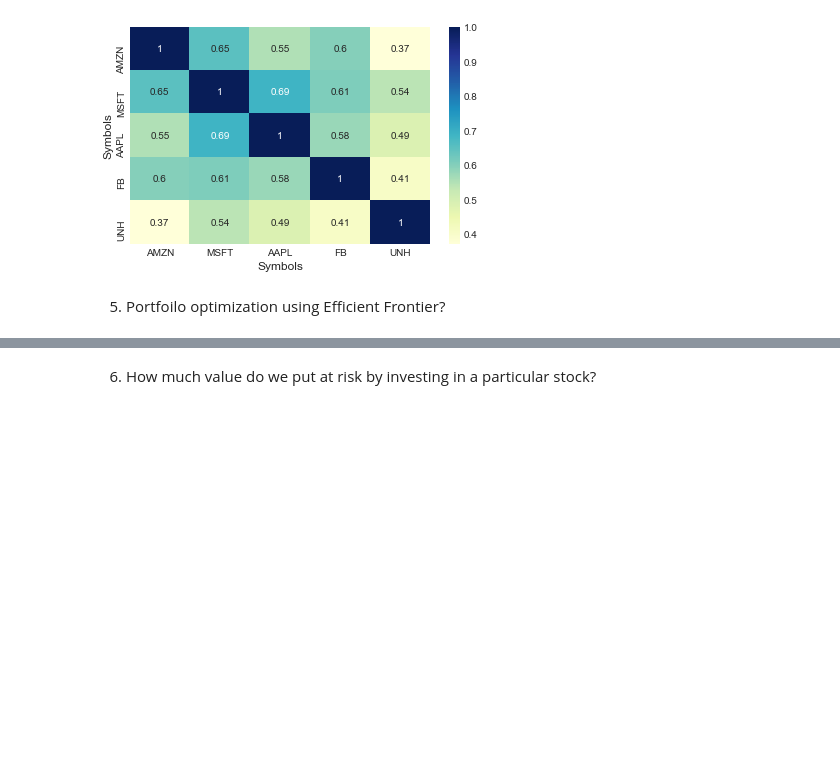
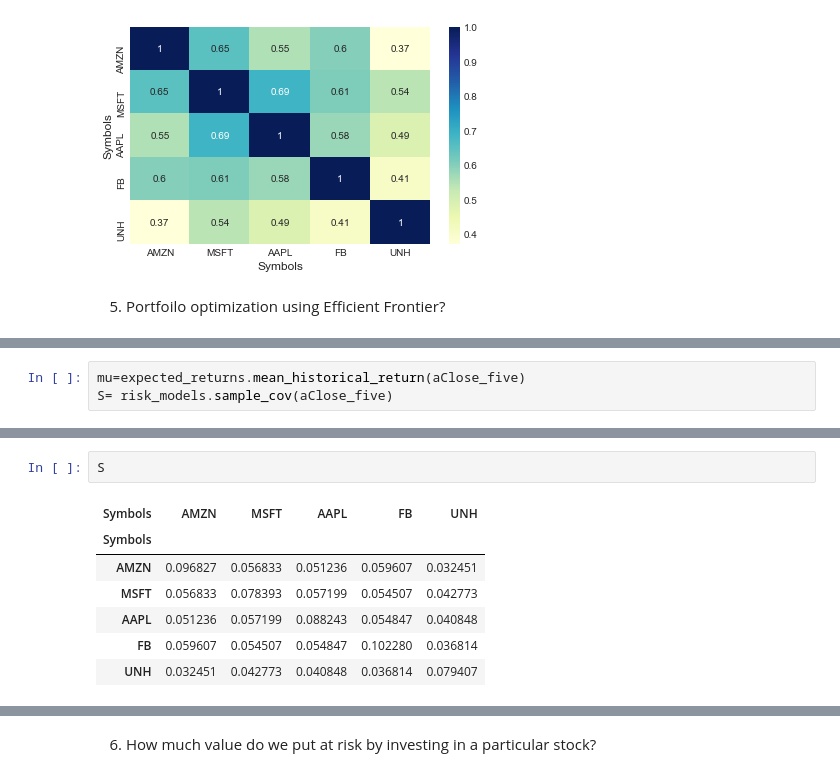
Before and after one commit to RITISHKARKIUNH/stockanalysis, a Jupyter notebook: Stock_Analysis.ipynb, the cells around one changed output, grey strips where cells are left out. Saved outputs shown, nothing was run; the diff lists cells and outputs as text; blank space fills up the shorter version.

```diff
--- a/Stock_Analysis.ipynb
+++ b/Stock_Analysis.ipynb
@@ -340,0 +385,3 @@ sns.heatmap(tech_rets.corr(), annot=True, cmap="YlGnBu")
+# %%
+mu=expected_returns.mean_historical_return(aClose_five)
+S= risk_models.sample_cov(aClose_five)
@@ -340,0 +398,10 @@ sns.heatmap(tech_rets.corr(), annot=True, cmap="YlGnBu")
+# %%
+S
+# %% [output]
+| Symbols | AMZN | MSFT | AAPL | FB | UNH |
+| Symbols |  |  |  |  |  |
+| AMZN | 0.096827 | 0.056833 | 0.051236 | 0.059607 | 0.032451 |
+| MSFT | 0.056833 | 0.078393 | 0.057199 | 0.054507 | 0.042773 |
+| AAPL | 0.051236 | 0.057199 | 0.088243 | 0.054847 | 0.040848 |
+| FB | 0.059607 | 0.054507 | 0.054847 | 0.102280 | 0.036814 |
+| UNH | 0.032451 | 0.042773 | 0.040848 | 0.036814 | 0.079407 |
```
Also changed, not shown: parts of 12 cells of this notebook.
